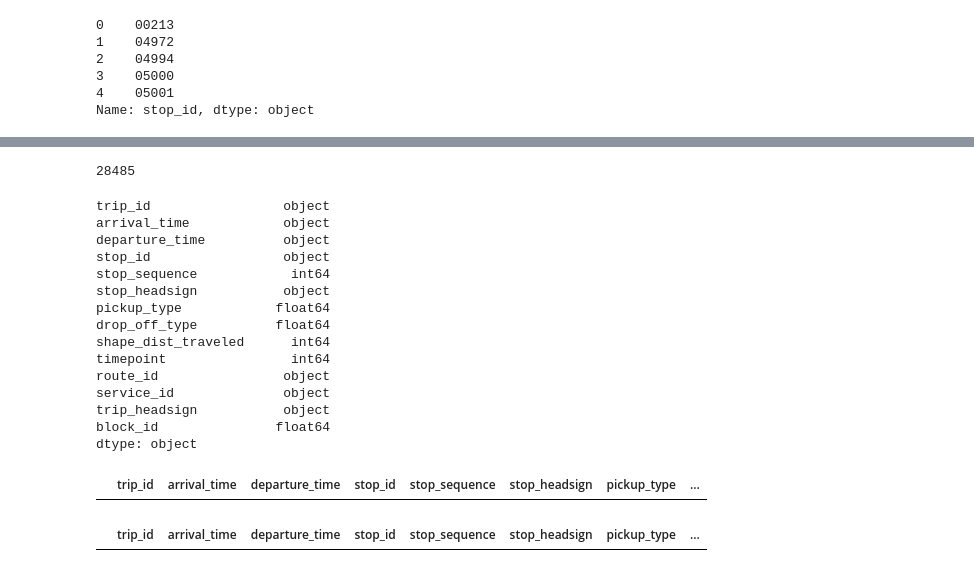
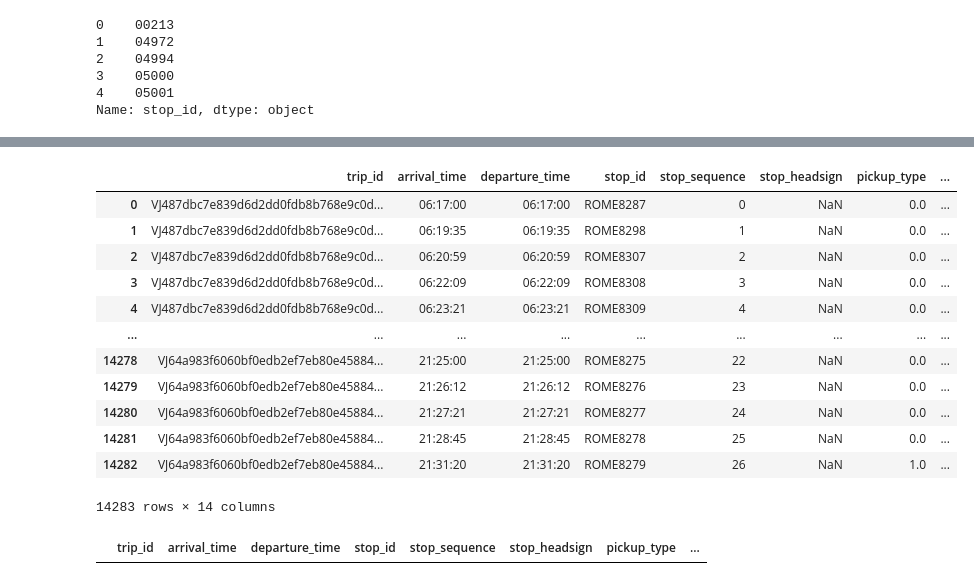
Before and after one commit to fede0603/atacsuicidesquad, a Jupyter notebook: vizualization.ipynb, the cells around one changed output, grey strips where cells are left out. Drawn from its saved outputs; the diff is of its cells as text; code cells hidden in the pictures.

Commit message:
push fix calendar dates

```diff
--- a/vizualization.ipynb
+++ b/vizualization.ipynb
@@ -158,3 +172,3 @@ filtered_calendar = calendar.loc[
 # %%
-active_atac_trips = atac_trips.merge(filtered_calendar, on = "service_id", how = "inner")
+active_atac_trips = atac_trips.merge(calendar_dates, on = "service_id", how = "inner")
 # %%
@@ -210,12 +206,12 @@ Name: stop_id, dtype: object
 # Specify data types for columns 3 and 5 as str (string)
 dtypes = {'trip_id': str,'stop_id': str, 'stop_headsign': str}
 stop_times = pd.read_csv(r"./rome_static_gtfs/stop_times.txt", sep = ",", dtype=dtypes)
-stop_times = stop_times[~stop_times['arrival_time'].str.startswith('24:')]
-stop_times = stop_times[~stop_times['departure_time'].str.startswith('24:')]
-# Convert the 'arrival_time' and 'departure_time' columns to datetime
-format = '%H:%M:%S'
-stop_times['arrival_time'] = pd.to_datetime(stop_times['arrival_time'],format = format)
-stop_times['departure_time'] = pd.to_datetime(stop_times['departure_time'], format=format)
+# Convert the 'arrival_time' and 'departure_time' columns to datetime with the specified format
+stop_times['arrival_time'] = pd.to_datetime(stop_times['arrival_time'], format='%H:%M:%S', errors='coerce').dt.time
+stop_times['departure_time'] = pd.to_datetime(stop_times['departure_time'], format='%H:%M:%S', errors='coerce').dt.time
+
+# Filter out rows with invalid times (e.g., "25:00:00" becomes NaT)
+stop_times = stop_times.dropna(subset=['arrival_time', 'departure_time'])
 stop_times = stop_times.merge(stops, on = "stop_id", how = "inner")
 stop_times.head(5)
 # %% [output]
@@ -257,22 +266,6 @@ atac_state_100 = atac_state.loc[atac_state["arrival_time"].between(
 # %%
-len(atac_state)
+atac_state_full = atac_state[['trip_id', 'arrival_time', 'departure_time', 'stop_id', 'stop_sequence',
+       'stop_headsign', 'shape_dist_traveled',
+       'timepoint', 'route_id', 'service_id', 'trip_headsign']]
+
+atac_state_full.to_csv("./output_data/atac_state_full.csv", index = False)
-# %% [output]
-28485
-# %%
-atac_state.dtypes
-# %% [output]
-trip_id                 object
-arrival_time            object
-departure_time          object
-stop_id                 object
-stop_sequence            int64
-stop_headsign           object
-pickup_type            float64
-drop_off_type          float64
-shape_dist_traveled      int64
-timepoint                int64
-route_id                object
-service_id              object
-trip_headsign           object
-block_id               float64
-dtype: object
@@ -279,7 +275,19 @@ dtype: object
 # %%
-atac_state.loc[atac_state["route_id"]== "490"]
+atac_state.loc[atac_state["route_id"]== "248"]
 # %% [output]
 |  | trip_id | arrival_time | departure_time | stop_id | stop_sequence | stop_headsign | pickup_type | ... |
+| 0 | VJ487dbc7e839d6d2dd0fdb8b768e9c0d... | 06:17:00 | 06:17:00 | ROME8287 | 0 | NaN | 0.0 | ... |
+| 1 | VJ487dbc7e839d6d2dd0fdb8b768e9c0d... | 06:19:35 | 06:19:35 | ROME8298 | 1 | NaN | 0.0 | ... |
+| 2 | VJ487dbc7e839d6d2dd0fdb8b768e9c0d... | 06:20:59 | 06:20:59 | ROME8307 | 2 | NaN | 0.0 | ... |
+| 3 | VJ487dbc7e839d6d2dd0fdb8b768e9c0d... | 06:22:09 | 06:22:09 | ROME8308 | 3 | NaN | 0.0 | ... |
+| 4 | VJ487dbc7e839d6d2dd0fdb8b768e9c0d... | 06:23:21 | 06:23:21 | ROME8309 | 4 | NaN | 0.0 | ... |
+| ... | ... | ... | ... | ... | ... | ... | ... | ... |
+| 14278 | VJ64a983f6060bf0edb2ef7eb80e45884... | 21:25:00 | 21:25:00 | ROME8275 | 22 | NaN | 0.0 | ... |
+| 14279 | VJ64a983f6060bf0edb2ef7eb80e45884... | 21:26:12 | 21:26:12 | ROME8276 | 23 | NaN | 0.0 | ... |
+| 14280 | VJ64a983f6060bf0edb2ef7eb80e45884... | 21:27:21 | 21:27:21 | ROME8277 | 24 | NaN | 0.0 | ... |
+| 14281 | VJ64a983f6060bf0edb2ef7eb80e45884... | 21:28:45 | 21:28:45 | ROME8278 | 25 | NaN | 0.0 | ... |
+| 14282 | VJ64a983f6060bf0edb2ef7eb80e45884... | 21:31:20 | 21:31:20 | ROME8279 | 26 | NaN | 1.0 | ... |
+14283 rows × 14 columns
 # %%
 atac_state.merge(routes_dynamic,on = "route_id",how = "inner")
 # %% [output]
```
Also changed, not shown: parts of 15 cells of this notebook, 1 other file.
